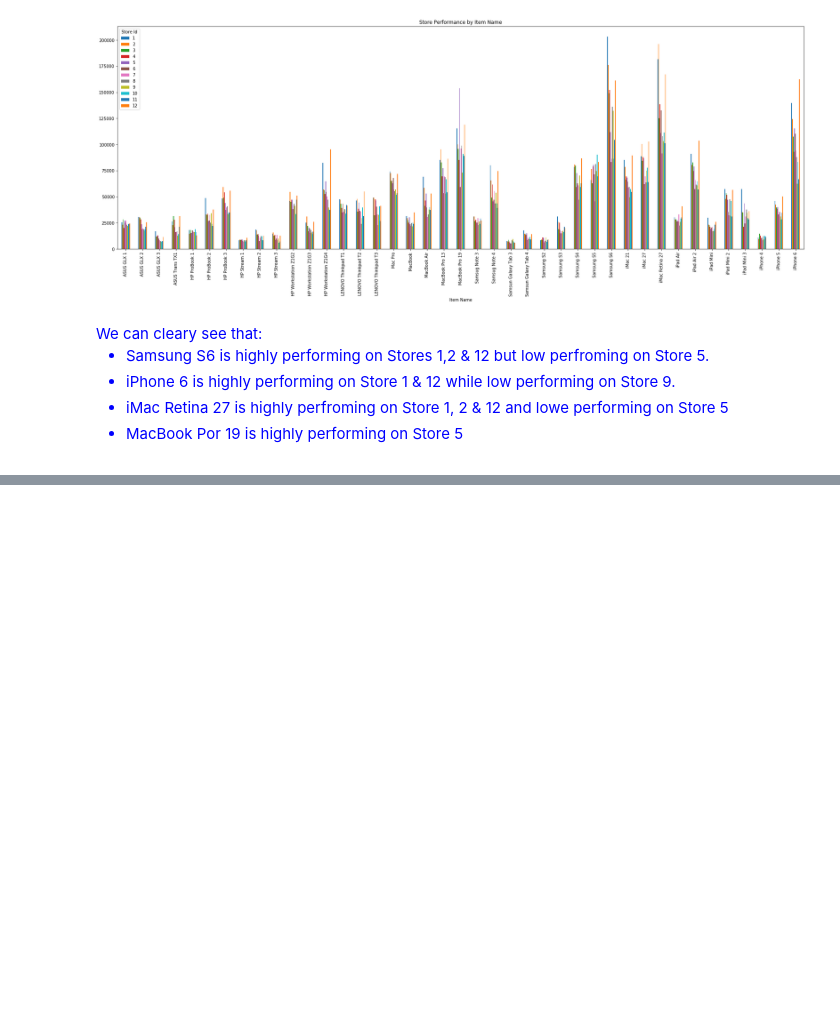
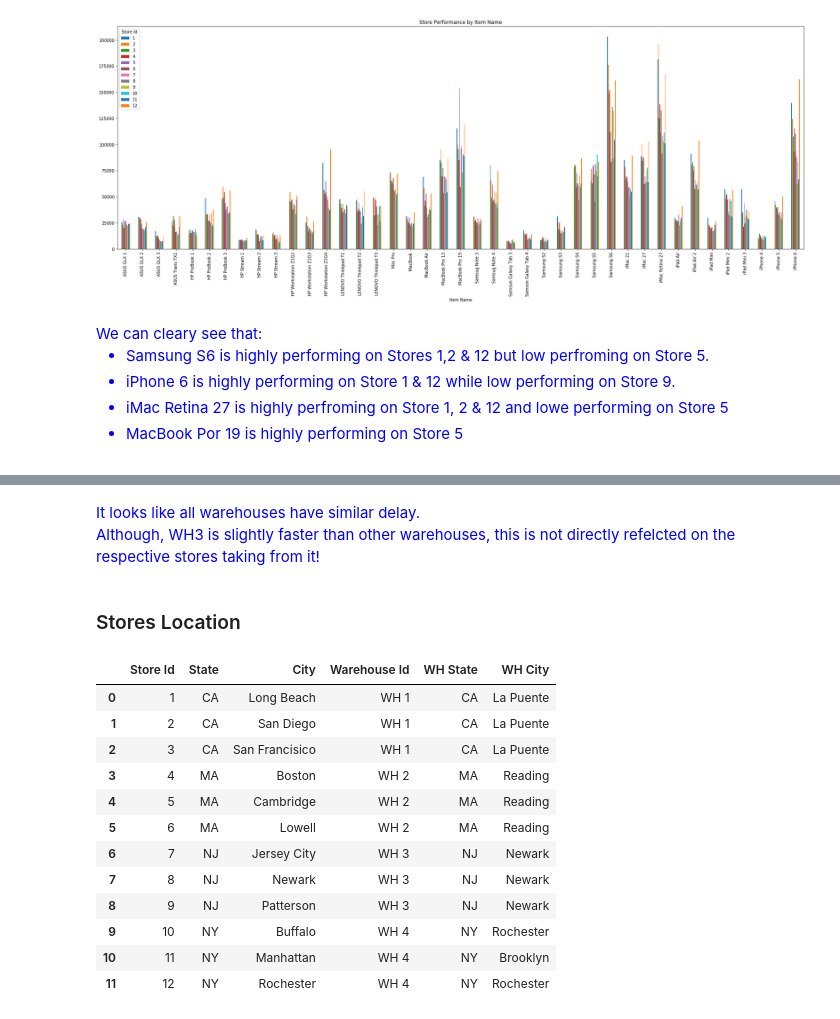
Before and after one commit to AliAlThuwaini/OracleUsecase, a Jupyter notebook: Presentation.ipynb, the cells around one changed output, grey strips where cells are left out. Drawn from its saved outputs; the diff is of its cells as text; code cells hidden in the pictures; blank space fills up the shorter version.

```diff
--- a/Presentation.ipynb
+++ b/Presentation.ipynb
@@ -175,0 +249,24 @@ We can cleary see that:<br>
+# %% [markdown]
+<font color='blue'>
+It looks like all warehouses have similar delay.<br>
+Although, WH3 is slightly faster than other warehouses, this is not directly refelcted on the respective stores taking from it!
+# %% [markdown]
+### Stores Location
+# %%
+# Check store location to Wharehouse location:
+stor_wh_loc = Stores[['Store Id', 'State', 'City']].merge(Warehouse[['Store Id', 'Warehouse Id', 'WH State', 'WH City']], how= 'left', on= 'Store Id')
+stor_wh_loc
+# %% [output]
+|  | Store Id | State | City | Warehouse Id | WH State | WH City |
+| 0 | 1 | CA | Long Beach | WH 1 | CA | La Puente |
+| 1 | 2 | CA | San Diego | WH 1 | CA | La Puente |
+| 2 | 3 | CA | San Francisico | WH 1 | CA | La Puente |
+| 3 | 4 | MA | Boston | WH 2 | MA | Reading |
+| 4 | 5 | MA | Cambridge | WH 2 | MA | Reading |
+| 5 | 6 | MA | Lowell | WH 2 | MA | Reading |
+| 6 | 7 | NJ | Jersey City | WH 3 | NJ | Newark |
+| 7 | 8 | NJ | Newark | WH 3 | NJ | Newark |
+| 8 | 9 | NJ | Patterson | WH 3 | NJ | Newark |
+| 9 | 10 | NY | Buffalo | WH 4 | NY | Rochester |
+| 10 | 11 | NY | Manhattan | WH 4 | NY | Brooklyn |
+| 11 | 12 | NY | Rochester | WH 4 | NY | Rochester |
```
Also changed, not shown: parts of 13 cells of this notebook.
